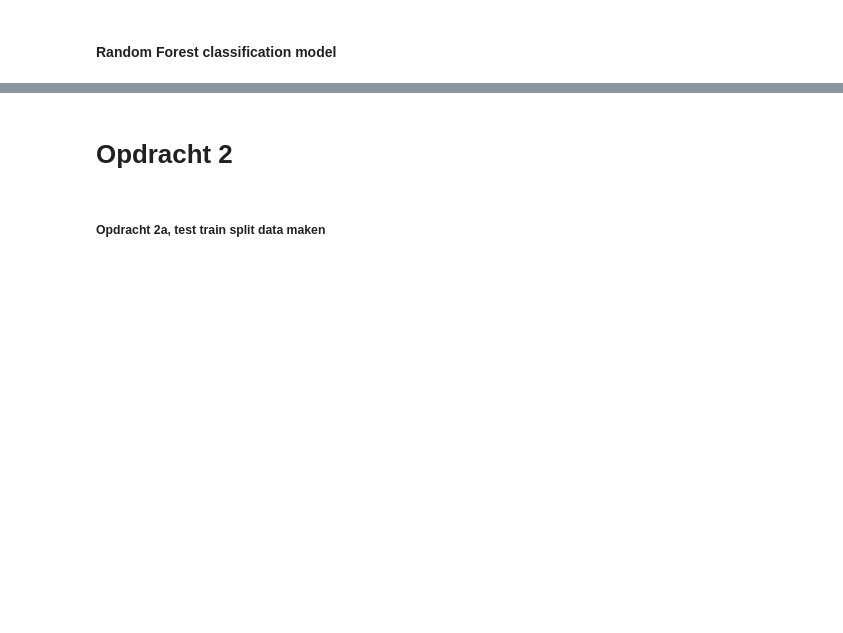
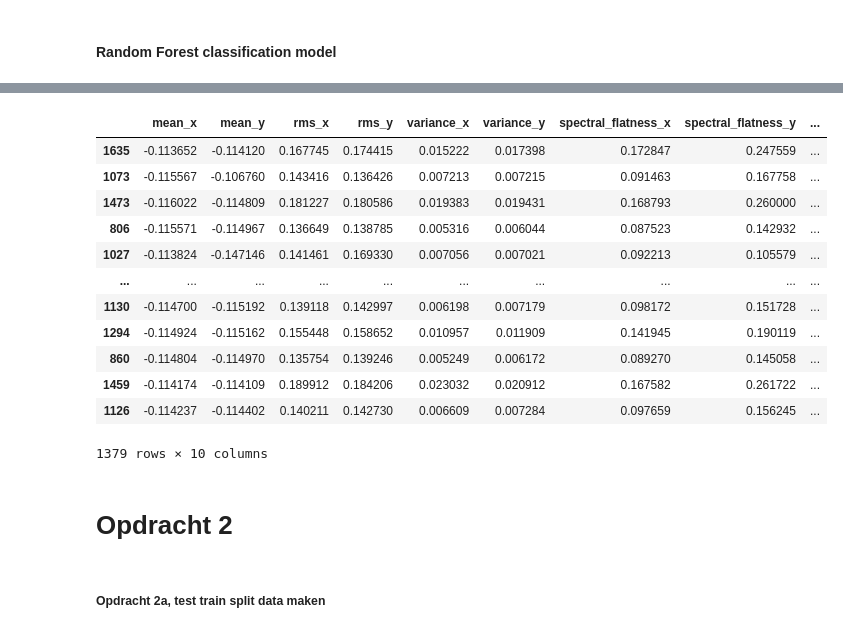
Before and after one commit to luukhfontys/Datascience-eindopdracht, a Jupyter notebook: DS Eindopdracht.ipynb, the cells around one changed output, grey strips where cells are left out. Cells and saved outputs as stored; diff of their text form; code cells hidden in the pictures; blank space fills up the shorter version.

```diff
--- a/DS Eindopdracht.ipynb
+++ b/DS Eindopdracht.ipynb
@@ -472,3 +504,19 @@ Text(0, 0.5, 'Amplitude')
+# %%
+X_train
+# %% [output]
+|  | mean_x | mean_y | rms_x | rms_y | variance_x | variance_y | spectral_flatness_x | spectral_flatness_y | ... |
+| 1635 | -0.113652 | -0.114120 | 0.167745 | 0.174415 | 0.015222 | 0.017398 | 0.172847 | 0.247559 | ... |
+| 1073 | -0.115567 | -0.106760 | 0.143416 | 0.136426 | 0.007213 | 0.007215 | 0.091463 | 0.167758 | ... |
+| 1473 | -0.116022 | -0.114809 | 0.181227 | 0.180586 | 0.019383 | 0.019431 | 0.168793 | 0.260000 | ... |
+| 806 | -0.115571 | -0.114967 | 0.136649 | 0.138785 | 0.005316 | 0.006044 | 0.087523 | 0.142932 | ... |
+| 1027 | -0.113824 | -0.147146 | 0.141461 | 0.169330 | 0.007056 | 0.007021 | 0.092213 | 0.105579 | ... |
+| ... | ... | ... | ... | ... | ... | ... | ... | ... | ... |
+| 1130 | -0.114700 | -0.115192 | 0.139118 | 0.142997 | 0.006198 | 0.007179 | 0.098172 | 0.151728 | ... |
+| 1294 | -0.114924 | -0.115162 | 0.155448 | 0.158652 | 0.010957 | 0.011909 | 0.141945 | 0.190119 | ... |
+| 860 | -0.114804 | -0.114970 | 0.135754 | 0.139246 | 0.005249 | 0.006172 | 0.089270 | 0.145058 | ... |
+| 1459 | -0.114174 | -0.114109 | 0.189912 | 0.184206 | 0.023032 | 0.020912 | 0.167582 | 0.261722 | ... |
+| 1126 | -0.114237 | -0.114402 | 0.140211 | 0.142730 | 0.006609 | 0.007284 | 0.097659 | 0.156245 | ... |
+1379 rows × 10 columns
 # %% [markdown]
 # Opdracht 2
 # %% [markdown]
```
Also changed, not shown: parts of 14 cells of this notebook, 1 other file.
